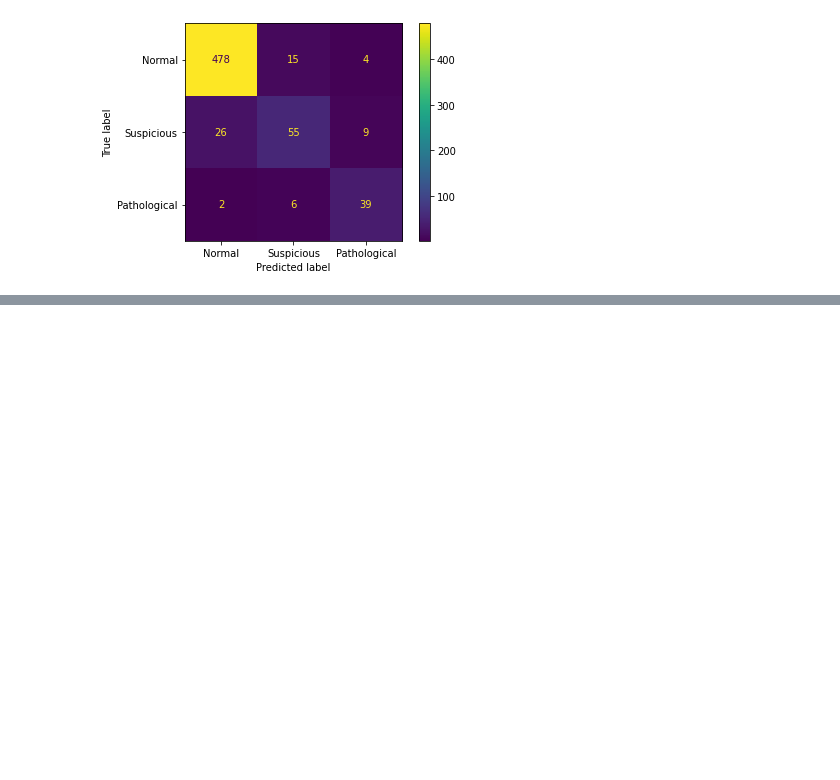
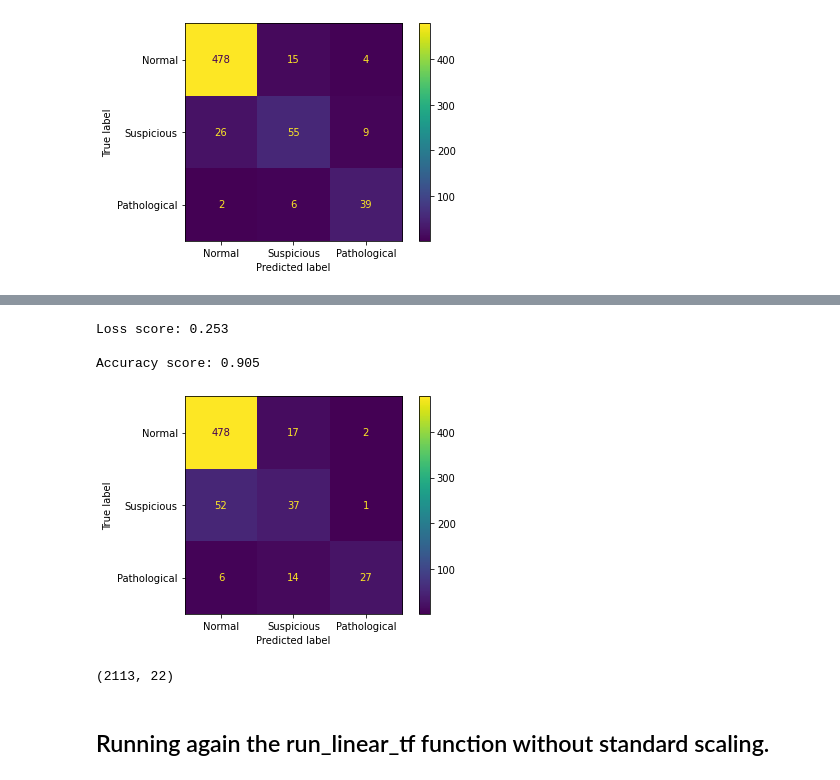
Before and after one commit to Niroth36/fetal_health_Classification, a Jupyter notebook: it21395first.ipynb, the cells around one changed output, grey strips where cells are left out. Saved outputs shown, nothing was run; the diff lists cells and outputs as text; code cells hidden in the pictures; blank space fills up the shorter version.

Commit message:
Linear Model with Tensorflow, Random Forset and Neural Network

```diff
--- a/it21395first.ipynb
+++ b/it21395first.ipynb
@@ -214,0 +226,3 @@ def data_preprocessing(df):
+# %%
+cp_df = dataset
+cp_df.shape
@@ -215,5 +231,5 @@ def data_preprocessing(df):
 # %%
-X_train, X_test, y_train, y_test = data_preprocessing(dataset)
+X_train, X_test, y_train, y_test = data_preprocessing(cp_df)
 # %% [markdown]
 ## Looking at the scaled features of the train set.
 # %%
@@ -334,5 +355,6 @@ plt.show()
 # %%
 def run_linear_tf(X_train, X_test, y_train, y_test):
+
     # Convert the training and test data to tensors
     X_train = tf.convert_to_tensor(X_train, dtype=tf.float32)
     X_test = tf.convert_to_tensor(X_test, dtype=tf.float32)
@@ -341,25 +363,31 @@ def run_linear_tf(X_train, X_test, y_train, y_test):
 
     # Create the model
     model = tf.keras.Sequential([
-        tf.keras.layers.Dense(1, input_shape=[X_train.shape[1]])
-    ])
+      tf.keras.layers.Dense(3, activation='softmax', input_shape=(X_train.shape[1],))
+  ])
 
     # Compile the model with the SGD optimizer
-    model.compile(optimizer=tf.keras.optimizers.SGD(learning_rate=0.01),
-                  loss="SparseCategoricalCrossentropy")
+    model.compile(
+      optimizer=keras.optimizers.SGD(),
+      loss='sparse_categorical_crossentropy',
+      metrics=['accuracy']
+    )
 
     # Fit the model to the training data
-    model.fit(X_train, y_train, epochs=50, batch_size=128)
+    model.fit(X_train, y_train, epochs=50)
+
+    # Calculate the accuracy
+    accuracy = model.evaluate(X_test, y_test)
 
     # Make predictions on the test data
     y_pred = model.predict(X_test)
-
-    # Calculate the accuracy
-    accuracy = tf.keras.metrics.Accuracy()
-    accuracy.update_state(y_test, y_pred)
-    accuracy = accuracy.result().numpy()
+    y_test_c = tf.keras.utils.to_categorical(y_test)
 
     # Calculate the confusion matrix
-    cm = tf.math.confusion_matrix(y_test, y_pred).numpy()
+    pred_idx = np.argmax(y_pred, axis=1)
+    true_idx = np.argmax(y_test_c, axis=1)
+    cm = tf.math.confusion_matrix(true_idx, pred_idx).numpy()
 
     return accuracy, cm
+# %%
+accuracy_tf, cm_tf = run_linear_tf(X_train_new, X_test_new, y_train_new, y_test_new)
@@ -365,0 +412,15 @@ def run_linear_tf(X_train, X_test, y_train, y_test):
+# %%
+print("Loss score: {:.3f} \n".format(accuracy_tf[0]))
+print("Accuracy score: {:.3f} \n".format(accuracy_tf[1]))
+# %% [output]
+Loss score: 0.253
+
+Accuracy score: 0.905
+# %%
+labels = ['Normal', 'Suspicious', 'Pathological']
+
+disp = ConfusionMatrixDisplay(confusion_matrix=cm_tf, display_labels=labels)
+disp.plot()
+plt.show()
+# %% [output]
+[figure, added]
@@ -365,0 +437,5 @@ def run_linear_tf(X_train, X_test, y_train, y_test):
+# %%
+cp_df = dataset.drop_duplicates()
+cp_df.shape
+# %% [output]
+(2113, 22)
@@ -365,0 +444,2 @@ def run_linear_tf(X_train, X_test, y_train, y_test):
+# %% [markdown]
+## Running again the run_linear_tf function without standard scaling.
```
Also changed, not shown: parts of 34 cells of this notebook.
